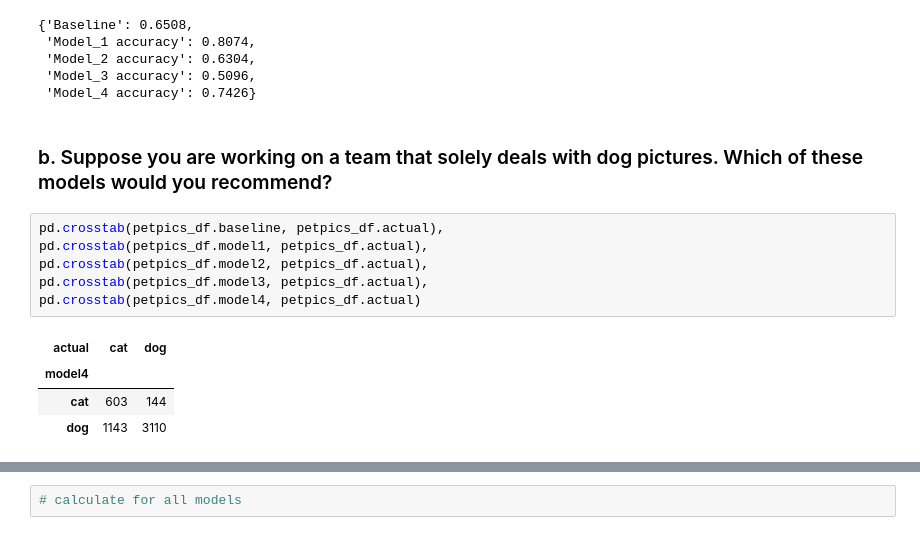
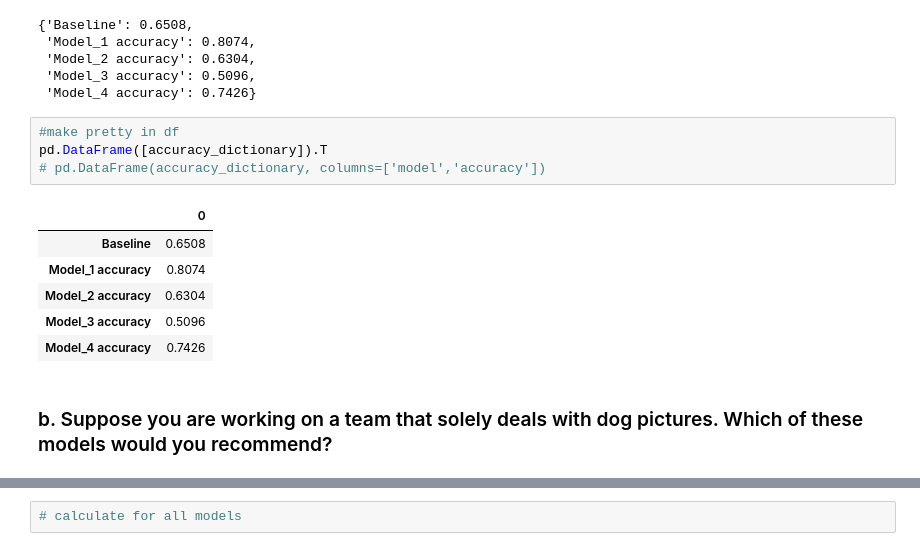
Before and after one commit to QMCBT-JustinEvans/classification-exercises, a Jupyter notebook: model_evaluation.ipynb, the cells around one changed output, grey strips where cells are left out. Saved outputs shown, nothing was run; the diff lists cells and outputs as text.

```diff
--- a/model_evaluation.ipynb
+++ b/model_evaluation.ipynb
@@ -859,16 +862,16 @@ accuracy_dictionary
  'Model_2 accuracy': 0.6304,
  'Model_3 accuracy': 0.5096,
  'Model_4 accuracy': 0.7426}
+# %%
+#make pretty in df
+pd.DataFrame([accuracy_dictionary]).T
+# pd.DataFrame(accuracy_dictionary, columns=['model','accuracy'])
+# %% [output]
+|  | 0 |
+| Baseline | 0.6508 |
+| Model_1 accuracy | 0.8074 |
+| Model_2 accuracy | 0.6304 |
+| Model_3 accuracy | 0.5096 |
+| Model_4 accuracy | 0.7426 |
 # %% [markdown]
 ### b. Suppose you are working on a team that solely deals with dog pictures. Which of these models would you recommend?
-# %%
-pd.crosstab(petpics_df.baseline, petpics_df.actual),
-pd.crosstab(petpics_df.model1, petpics_df.actual),
-pd.crosstab(petpics_df.model2, petpics_df.actual),
-pd.crosstab(petpics_df.model3, petpics_df.actual),
-pd.crosstab(petpics_df.model4, petpics_df.actual)
-# %% [output]
-| actual | cat | dog |
-| model4 |  |  |
-| cat | 603 | 144 |
-| dog | 1143 | 3110 |
```
Also changed, not shown: parts of 13 cells of this notebook, 1 other file.
